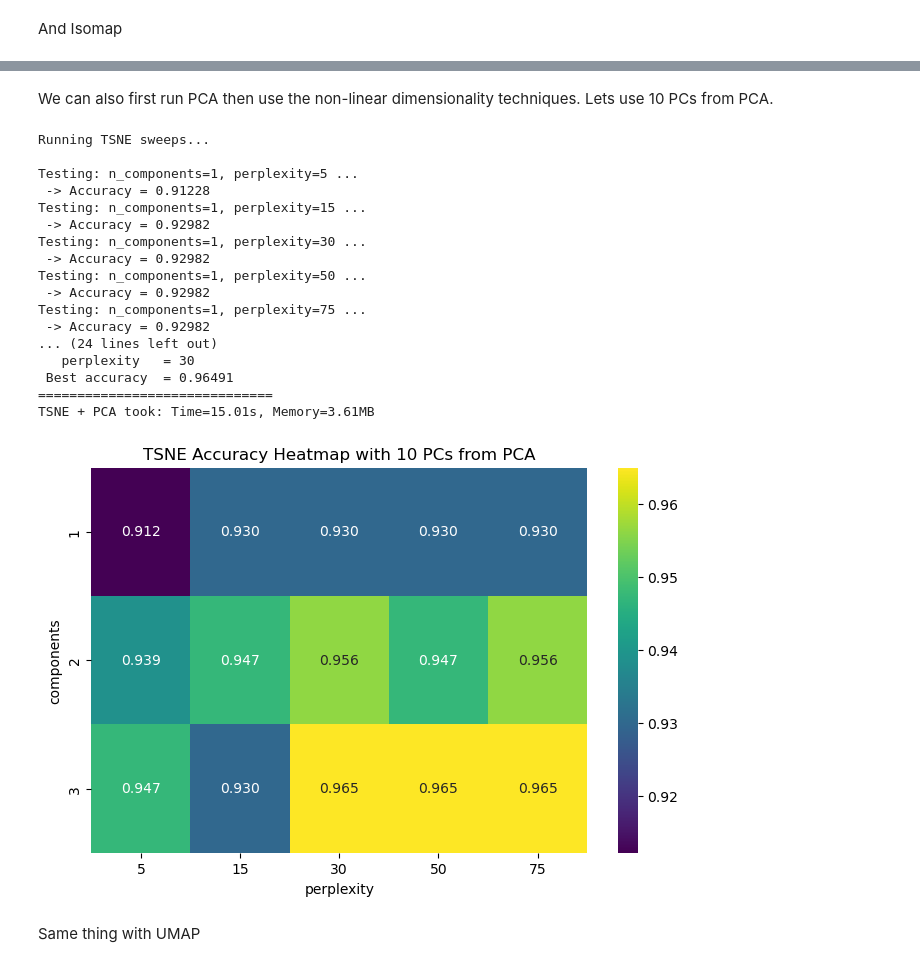
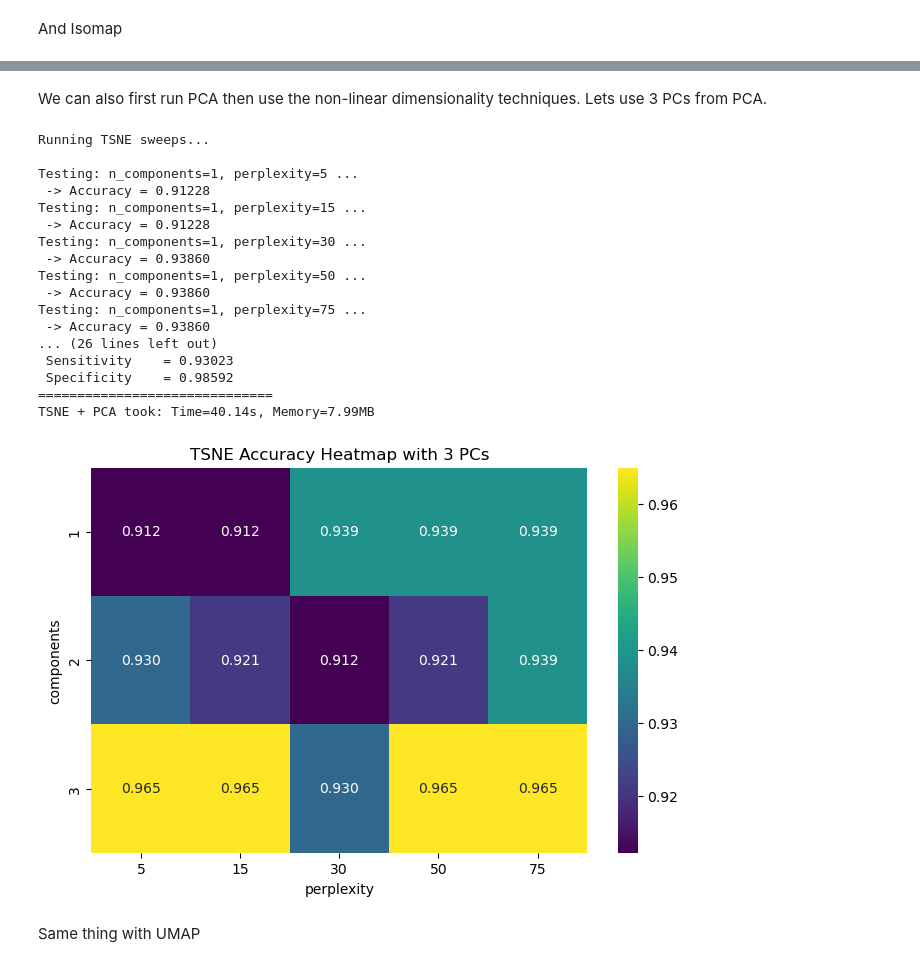
Before and after one commit to m6keller/syde-572-final-project, a Jupyter notebook: final_notebook.ipynb, the cells around one changed output, grey strips where cells are left out. Drawn from its saved outputs; the diff is of its cells as text; code cells hidden in the pictures.

```diff
--- a/final_notebook.ipynb
+++ b/final_notebook.ipynb
@@ -814,23 +989,26 @@ Isomap took: Time=2.75s, Memory=4.34MB
 [figure]
 # %% [markdown]
-We can also first run PCA then use the non-linear dimensionality techniques. Lets use 10 PCs from PCA.
+We can also first run PCA then use the non-linear dimensionality techniques. Lets use 3 PCs from PCA.
 # %%
-start_time = time.time()
-start_mem = get_memory_usage()
-
 scaler = StandardScaler()
 X_scaled = scaler.fit_transform(X)
 
-pca = PCA(n_components=10)
+pca = PCA(n_components=3)
 X_pca = pca.fit_transform(X_scaled)
 
 best_acc = 0
-best_components = None
+best_params = None
+# Initialize variables to store the metrics of the best run
+best_sensitivity = 0.0
+best_specificity = 0.0
 
 accuracies = []
 perplexity_values = [5, 15, 30, 50, 75]
+
 print("Running TSNE sweeps...\n")
 
+start_time = time.time()
+tracemalloc.start()
 for n in range(1, 4):  # 1 to 3 components
     for p in perplexity_values:
 
@@ -857,6 +1035,12 @@ for n in range(1, 4):  # 1 to 3 components
         y_pred = clf.predict(X_test)
         acc = accuracy_score(y_test, y_pred)
 
+        tn, fp, fn, tp = confusion_matrix(y_test, y_pred).ravel()
+
+        sensitivity = tp / (tp + fn) if (tp + fn) > 0 else 0
+        specificity = tn / (tn + fp) if (tn + fp) > 0 else 0
+        # ---------------------------------------------------
+
         accuracies.append((n, p, acc))
 
         print(f" -> Accuracy = {acc:.5f}")
@@ -865,51 +1049,59 @@ for n in range(1, 4):  # 1 to 3 components
         if acc > best_acc:
             best_acc = acc
             best_params = (n, p)
+            # Save the specific metrics associated with this best result
+            best_sensitivity = sensitivity
+            best_specificity = specificity
 
 
 # Print best result
 print("\n==============================")
 print(f" Best TSNE parameters:")
 print(f"   n_components = {best_params[0]}")
 print(f"   perplexity   = {best_params[1]}")
 print(f" Best accuracy  = {best_acc:.5f}")
+print(f" Sensitivity    = {best_sensitivity:.5f}")
+print(f" Specificity    = {best_specificity:.5f}")
 print("==============================")
 
 end_time = time.time()
-end_mem = get_memory_usage()
+elapsed = end_time - start_time
 
-elapsed = end_time - start_time
-mem_used = end_mem - start_mem
+current, peak = tracemalloc.get_traced_memory()
 
-print(f"TSNE + PCA took: Time={elapsed:.2f}s, Memory={mem_used:.2f}MB")
+tracemalloc.stop()
+
+peak_mb = peak / 10**6
+
+print(f"TSNE + PCA took: Time={elapsed:.2f}s, Memory={peak_mb:.2f}MB")
 
 df = pd.DataFrame(accuracies, columns=["components", "perplexity", "accuracy"])
 
 pivot = df.pivot(index="components", columns="perplexity", values="accuracy")
 
 plt.figure(figsize=(8, 5))
 sns.heatmap(pivot, annot=True, fmt=".3f", cmap="viridis")
-plt.title("TSNE Accuracy Heatmap with 10 PCs from PCA")
+plt.title("TSNE Accuracy Heatmap with 3 PCs")
 plt.show()
 # %% [output]
 Running TSNE sweeps...
 
 Testing: n_components=1, perplexity=5 ...
  -> Accuracy = 0.91228
 Testing: n_components=1, perplexity=15 ...
- -> Accuracy = 0.92982
+ -> Accuracy = 0.91228
 Testing: n_components=1, perplexity=30 ...
- -> Accuracy = 0.92982
+ -> Accuracy = 0.93860
 Testing: n_components=1, perplexity=50 ...
- -> Accuracy = 0.92982
+ -> Accuracy = 0.93860
 Testing: n_components=1, perplexity=75 ...
- -> Accuracy = 0.92982
-... (24 lines left out)
-   perplexity   = 30
- Best accuracy  = 0.96491
+ -> Accuracy = 0.93860
+... (26 lines left out)
+ Sensitivity    = 0.93023
+ Specificity    = 0.98592
 ==============================
-TSNE + PCA took: Time=15.01s, Memory=3.61MB
+TSNE + PCA took: Time=40.14s, Memory=7.99MB
-[figure, old version]
+[figure, new version]
 # %% [markdown]
 Same thing with UMAP
 # %%
```
Also changed, not shown: parts of 13 cells of this notebook.
